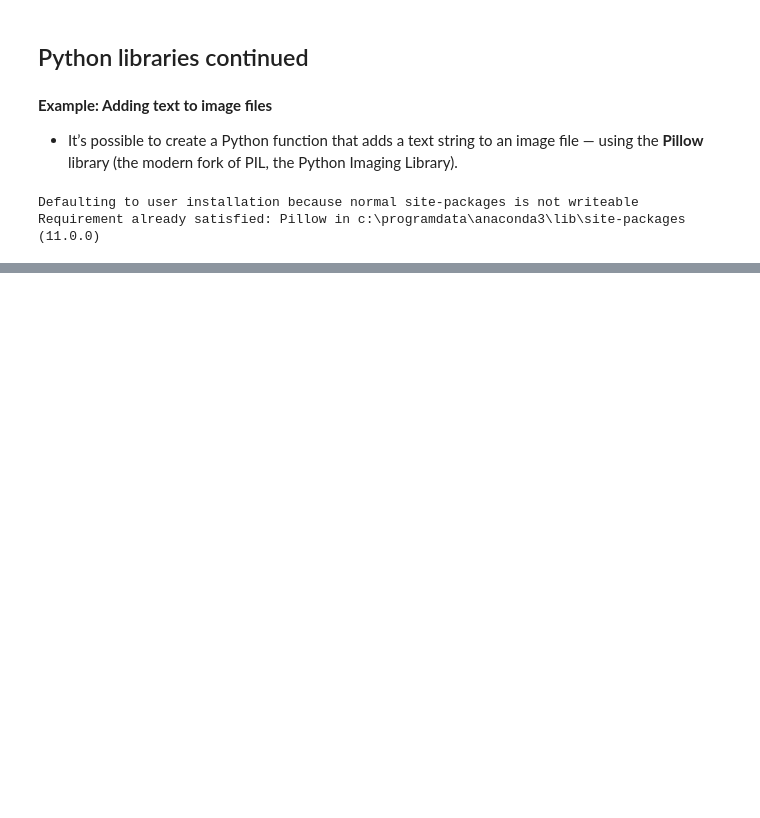
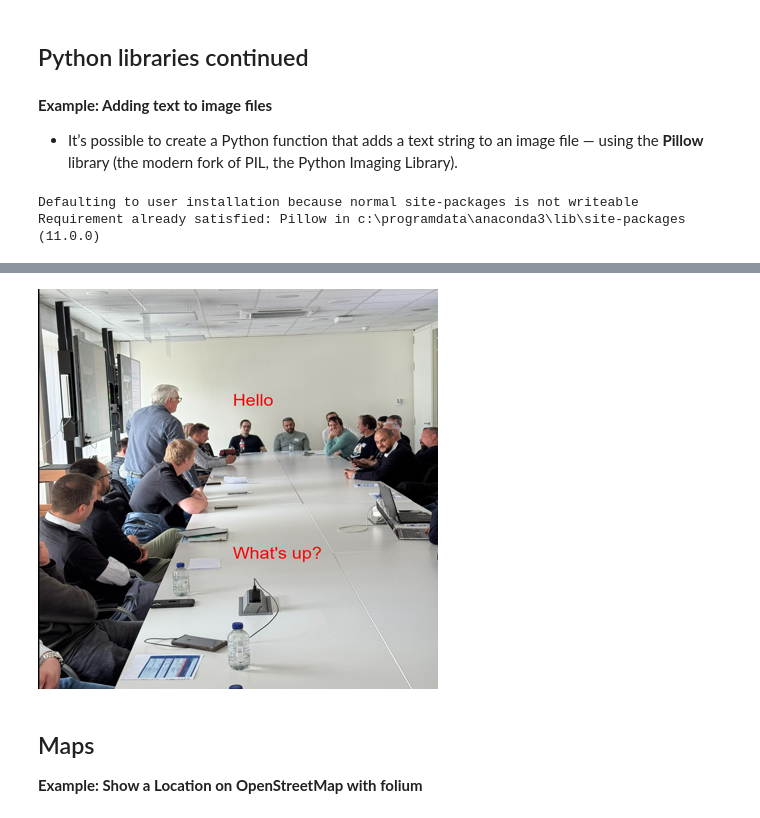
Before and after one commit to yroosel/python_essentials, a Jupyter notebook: Python Essentials Prep 28 mei .ipynb, the cells around one changed output, grey strips where cells are left out. Saved outputs shown, nothing was run; the diff lists cells and outputs as text; code cells hidden in the pictures; blank space fills up the shorter version.

```diff
--- a/Python Essentials Prep 28 mei .ipynb
+++ b/Python Essentials Prep 28 mei .ipynb
@@ -193,0 +207,17 @@ add_text_to_image("written_table.jpg", "written_table_2.jpg", "What's up?", posi
+# %%
+from PIL import Image
+from IPython.display import display
+
+# Load the image (replace 'your_image.jpg' with your filename)
+image = Image.open("written_table_2.jpg")
+
+# Display the image in the notebook
+# display(image)
+
+resized_image = image.resize((400, 400))  # width, height
+display(resized_image)
+# %% [output]
+[figure, added]
+# %% [markdown]
+## Maps
+**Example: Show a Location on OpenStreetMap with folium**
```
Also changed, not shown: parts of 15 cells of this notebook.
